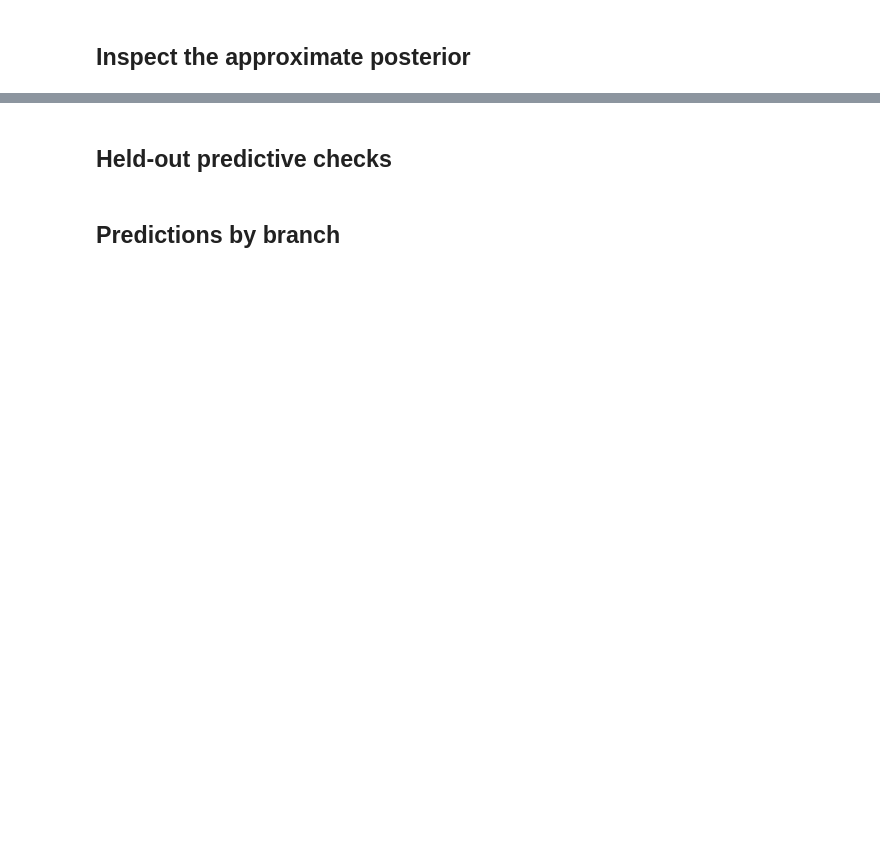
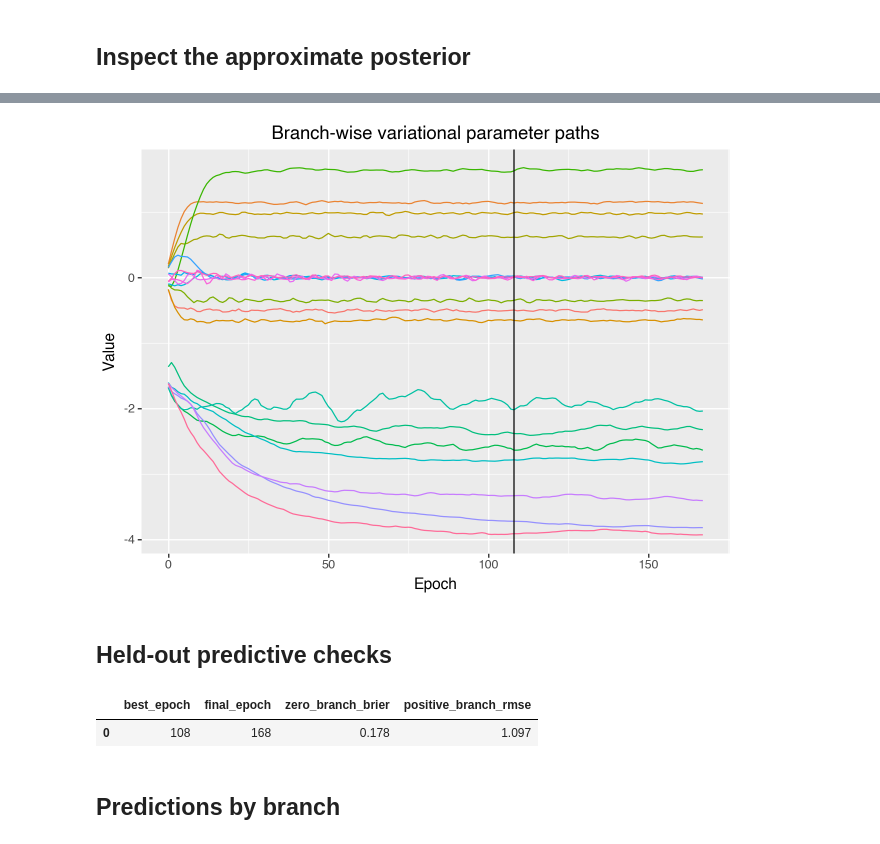
Before and after one commit to liesel-devs/liesel, a Jupyter notebook: docs/source/tutorials/notebooks/12-liesel-vi-advanced.ipynb, the cells around one changed output, grey strips where cells are left out. Cells and saved outputs as stored; diff of their text form; code cells hidden in the pictures; blank space fills up the shorter version.

```diff
--- a/docs/source/tutorials/notebooks/12-liesel-vi-advanced.ipynb
+++ b/docs/source/tutorials/notebooks/12-liesel-vi-advanced.ipynb
@@ -194,9 +207,7 @@ loss = opt.NegElboLoss.from_vdist(
 
 zero_q_keys = [key for key in loss.q.parameters if "alpha_zero" in key]
 positive_q_keys = [
-    key
-    for key in loss.q.parameters
-    if "beta_pos" in key or "log_concentration" in key
+    key for key in loss.q.parameters if "beta_pos" in key or "log_concentration" in key
 ]
 
 pd.DataFrame(
@@ -315,8 +356,12 @@ result.plot_loss(title="Zero-inflated gamma VI")
 # %%
+import plotnine as p9
+
 result.plot_params(
     title="Branch-wise variational parameter paths",
     subset=list(engine.loss.q.parameters),
-)
+) + p9.theme(legend_position="none")
+# %% [output]
+[figure, added]
 # %% [markdown]
 ## Held-out predictive checks
 # %%
@@ -341,6 +386,9 @@ pd.DataFrame(
         "positive_branch_rmse": [positive_rmse],
     }
 )
+# %% [output]
+|  | best_epoch | final_epoch | zero_branch_brier | positive_branch_rmse |
+| 0 | 108 | 168 | 0.178 | 1.097 |
 # %% [markdown]
 ## Predictions by branch
 # %%
```
Also changed, not shown: parts of 13 cells of this notebook, 1 other file.
